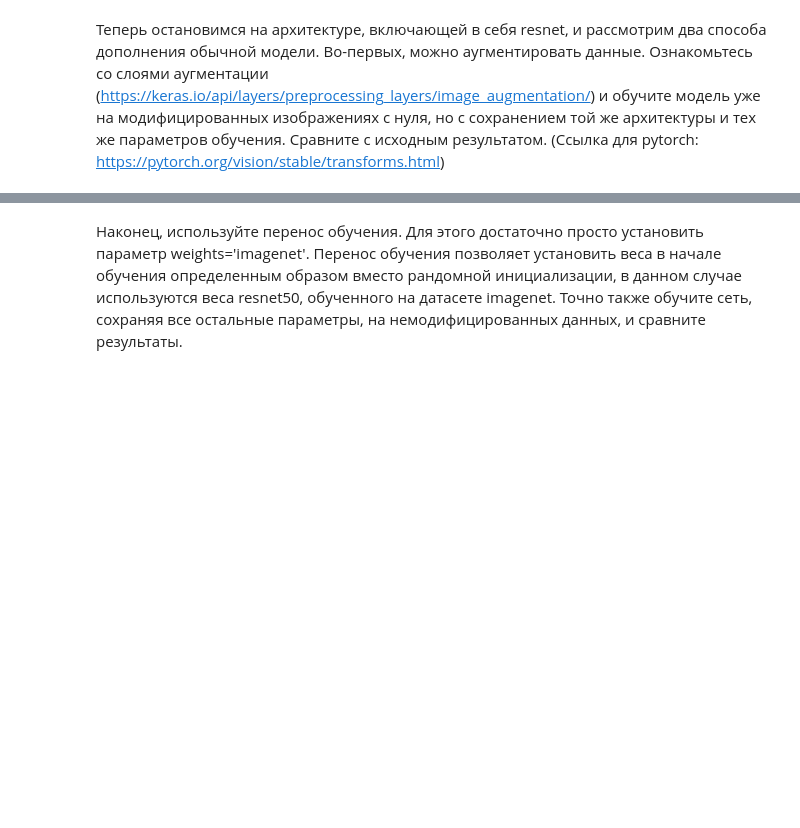
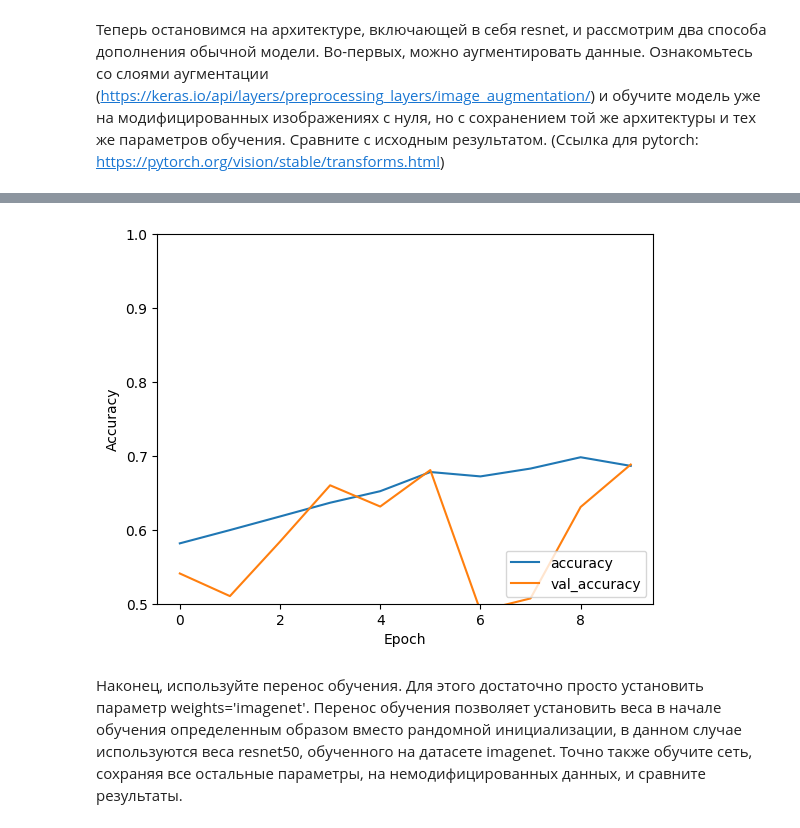
Before and after one commit to BZ6/PINDeepLearning, a Jupyter notebook: Лабораторная_работа_№2.ipynb, the cells around one changed output, grey strips where cells are left out. Cells and saved outputs as stored; diff of their text form; code cells hidden in the pictures; blank space fills up the shorter version.

```diff
--- a/Лабораторная_работа_№2.ipynb
+++ b/Лабораторная_работа_№2.ipynb
@@ -268,2 +302,23 @@ show_history(vgg_history)
 # %% [markdown]
 Теперь остановимся на архитектуре, включающей в себя resnet, и рассмотрим два способа дополнения обычной модели. Во-первых, можно аугментировать данные. Ознакомьтесь со слоями аугментации (https://keras.io/api/layers/preprocessing_layers/image_augmentation/) и обучите модель уже на модифицированных изображениях с нуля, но с сохранением той же архитектуры и тех же параметров обучения. Сравните с исходным результатом. (Ссылка для pytorch: https://pytorch.org/vision/stable/transforms.html)
+# %%
+data_augmentation = tf.keras.Sequential([
+    layers.RandomFlip("horizontal_and_vertical"),
+    layers.RandomRotation(0.2),
+    layers.RandomZoom(0.2),
+    layers.RandomContrast(0.2),
+])
+# %%
+input_layer = tf.keras.Input(shape=(150, 150, 3))
+x = data_augmentation(input_layer)
+base_model = ResNet50(include_top=False, weights=None, input_tensor=x)
+x = layers.GlobalAveragePooling2D()(base_model.output)
+output_layer = layers.Dense(1, activation='sigmoid')(x)
+
+resnet_model = models.Model(inputs=input_layer, outputs=output_layer)
+
+resnet_model.compile(optimizer='adam',
+                     loss='binary_crossentropy',
+                     metrics=['accuracy'])
+
+resnet_aug_history = resnet_model.fit(train_ds, epochs=10, validation_data=val_ds)
@@ -270,2 +346,6 @@ show_history(vgg_history)
+# %%
+show_history(resnet_aug_history)
+# %% [output]
+[figure, added]
 # %% [markdown]
 Наконец, используйте перенос обучения. Для этого достаточно просто установить параметр weights='imagenet'. Перенос обучения позволяет установить веса в начале обучения определенным образом вместо рандомной инициализации, в данном случае используются веса resnet50, обученного на датасете imagenet. Точно также обучите сеть, сохраняя все остальные параметры, на немодифицированных данных, и сравните результаты.
```
Also changed, not shown: parts of 11 cells of this notebook.
